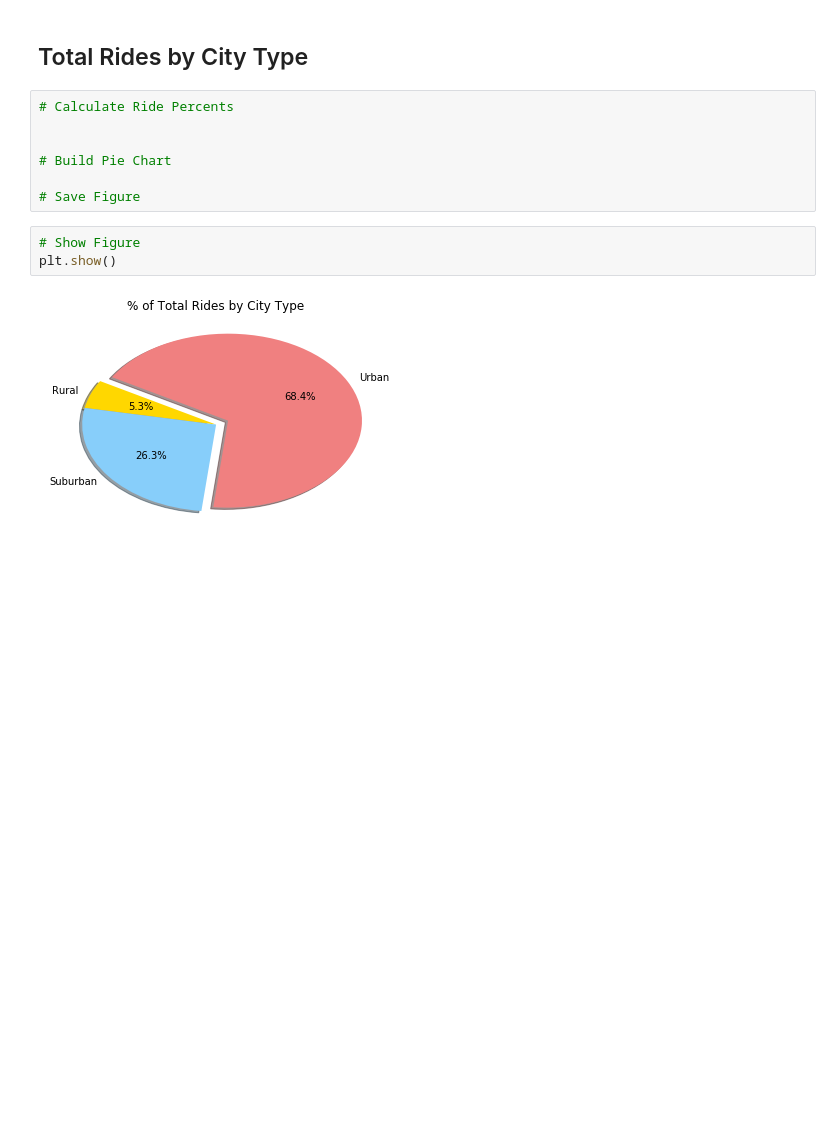
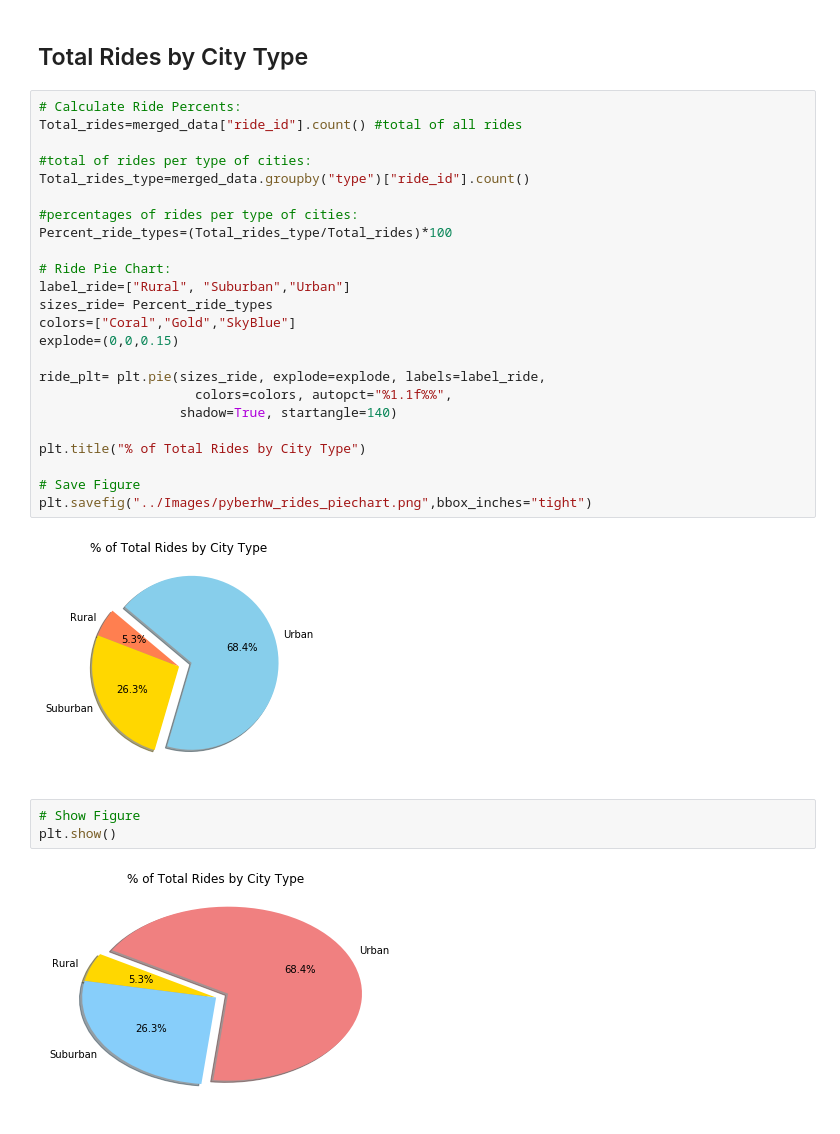
Before and after one commit to mmsquier/HW5-Matplotlib-Analysis, a Jupyter notebook: pyber_Maggy Squier.ipynb, the cells around one changed output. Drawn from its saved outputs; the diff is of its cells as text; blank space fills up the shorter version.

```diff
--- a/pyber_Maggy Squier.ipynb
+++ b/pyber_Maggy Squier.ipynb
@@ -155,12 +153,31 @@ plt.show()
 # %% [markdown]
 ## Total Rides by City Type
-# %%
-# Calculate Ride Percents
-
-
-# Build Pie Chart
-
-# Save Figure
+# %%
+# Calculate Ride Percents:
+Total_rides=merged_data["ride_id"].count() #total of all rides
+
+#total of rides per type of cities:
+Total_rides_type=merged_data.groupby("type")["ride_id"].count()
+
+#percentages of rides per type of cities:
+Percent_ride_types=(Total_rides_type/Total_rides)*100
+
+# Ride Pie Chart:
+label_ride=["Rural", "Suburban","Urban"]
+sizes_ride= Percent_ride_types
+colors=["Coral","Gold","SkyBlue"]
+explode=(0,0,0.15)
+
+ride_plt= plt.pie(sizes_ride, explode=explode, labels=label_ride,
+                    colors=colors, autopct="%1.1f%%",
+                  shadow=True, startangle=140)
+
+plt.title("% of Total Rides by City Type")
+
+# Save Figure
+plt.savefig("../Images/pyberhw_rides_piechart.png",bbox_inches="tight")
+# %% [output]
+[figure, added]
 # %%
 # Show Figure
 plt.show()
```
Also changed, not shown: parts of 3 cells of this notebook.
